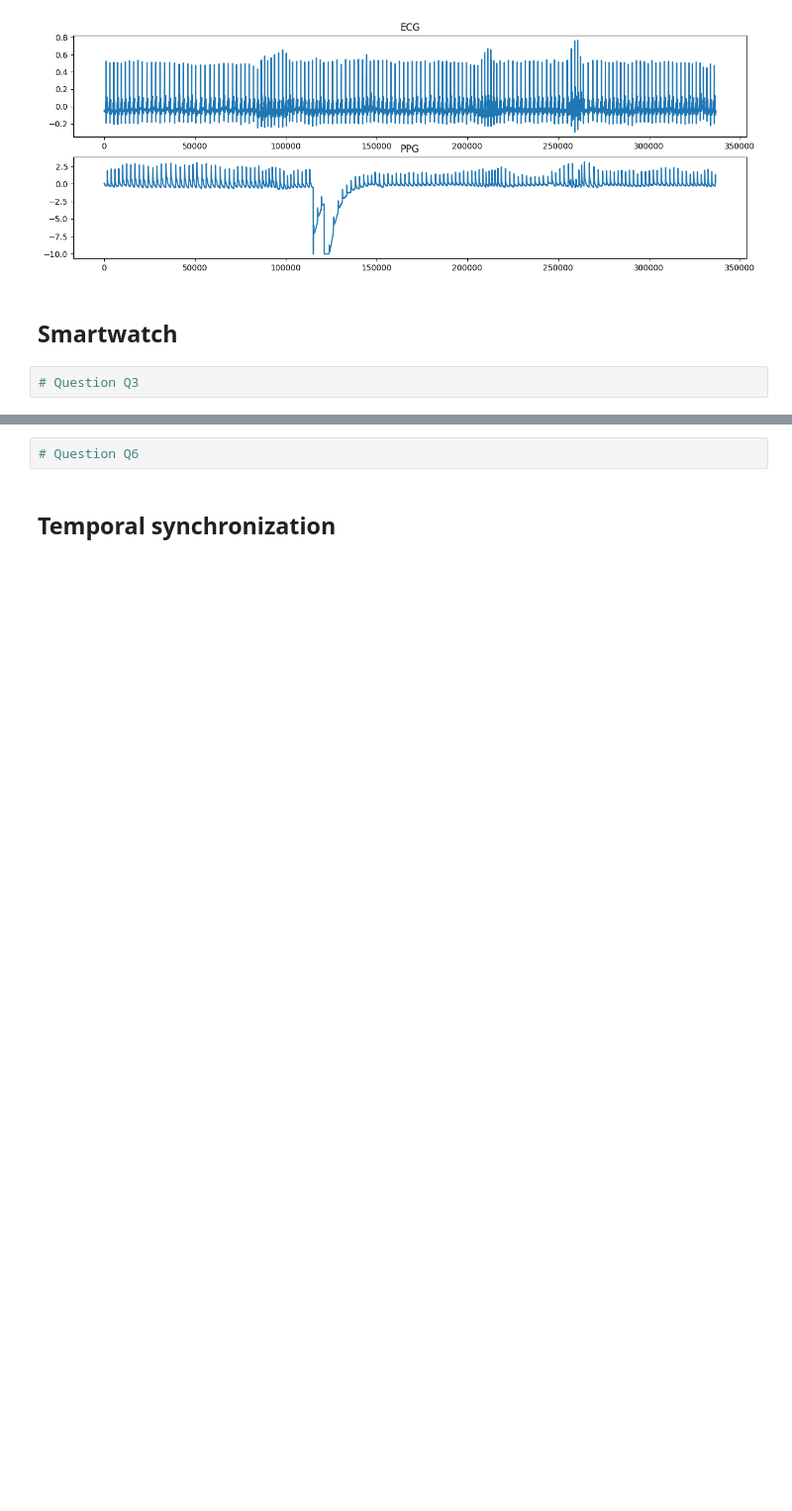
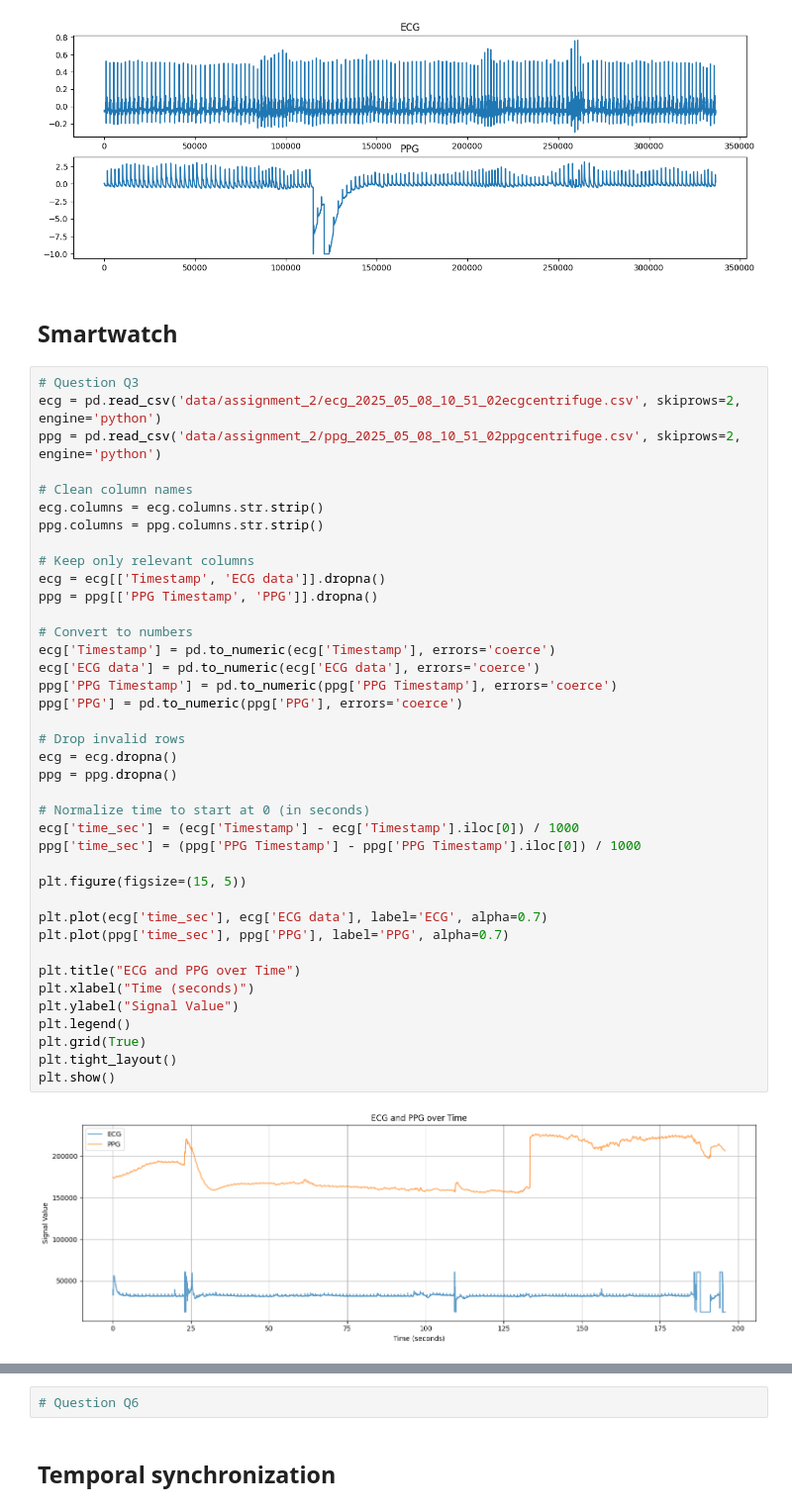
Before and after one commit to victor-42/medical_data_processing, a Jupyter notebook: notebook_for_task1.ipynb, the cells around one changed output, grey strips where cells are left out. Shown at 99% size. Cells and saved outputs as stored; diff of their text form; blank space fills up the shorter version.

```diff
--- a/notebook_for_task1.ipynb
+++ b/notebook_for_task1.ipynb
@@ -57,5 +77,44 @@ plt.show()
 ## Smartwatch
 # %%
 # Question Q3
+ecg = pd.read_csv('data/assignment_2/ecg_2025_05_08_10_51_02ecgcentrifuge.csv', skiprows=2, engine='python')
+ppg = pd.read_csv('data/assignment_2/ppg_2025_05_08_10_51_02ppgcentrifuge.csv', skiprows=2, engine='python')
+
+# Clean column names
+ecg.columns = ecg.columns.str.strip()
+ppg.columns = ppg.columns.str.strip()
+
+# Keep only relevant columns
+ecg = ecg[['Timestamp', 'ECG data']].dropna()
+ppg = ppg[['PPG Timestamp', 'PPG']].dropna()
+
+# Convert to numbers
+ecg['Timestamp'] = pd.to_numeric(ecg['Timestamp'], errors='coerce')
+ecg['ECG data'] = pd.to_numeric(ecg['ECG data'], errors='coerce')
+ppg['PPG Timestamp'] = pd.to_numeric(ppg['PPG Timestamp'], errors='coerce')
+ppg['PPG'] = pd.to_numeric(ppg['PPG'], errors='coerce')
+
+# Drop invalid rows
+ecg = ecg.dropna()
+ppg = ppg.dropna()
+
+# Normalize time to start at 0 (in seconds)
+ecg['time_sec'] = (ecg['Timestamp'] - ecg['Timestamp'].iloc[0]) / 1000
+ppg['time_sec'] = (ppg['PPG Timestamp'] - ppg['PPG Timestamp'].iloc[0]) / 1000
+
+plt.figure(figsize=(15, 5))
+
+plt.plot(ecg['time_sec'], ecg['ECG data'], label='ECG', alpha=0.7)
+plt.plot(ppg['time_sec'], ppg['PPG'], label='PPG', alpha=0.7)
+
+plt.title("ECG and PPG over Time")
+plt.xlabel("Time (seconds)")
+plt.ylabel("Signal Value")
+plt.legend()
+plt.grid(True)
+plt.tight_layout()
+plt.show()
+# %% [output]
+[figure, added]
 # %%
 # Question Q4
```
Also changed, not shown: parts of 3 cells of this notebook, 2 other files.
